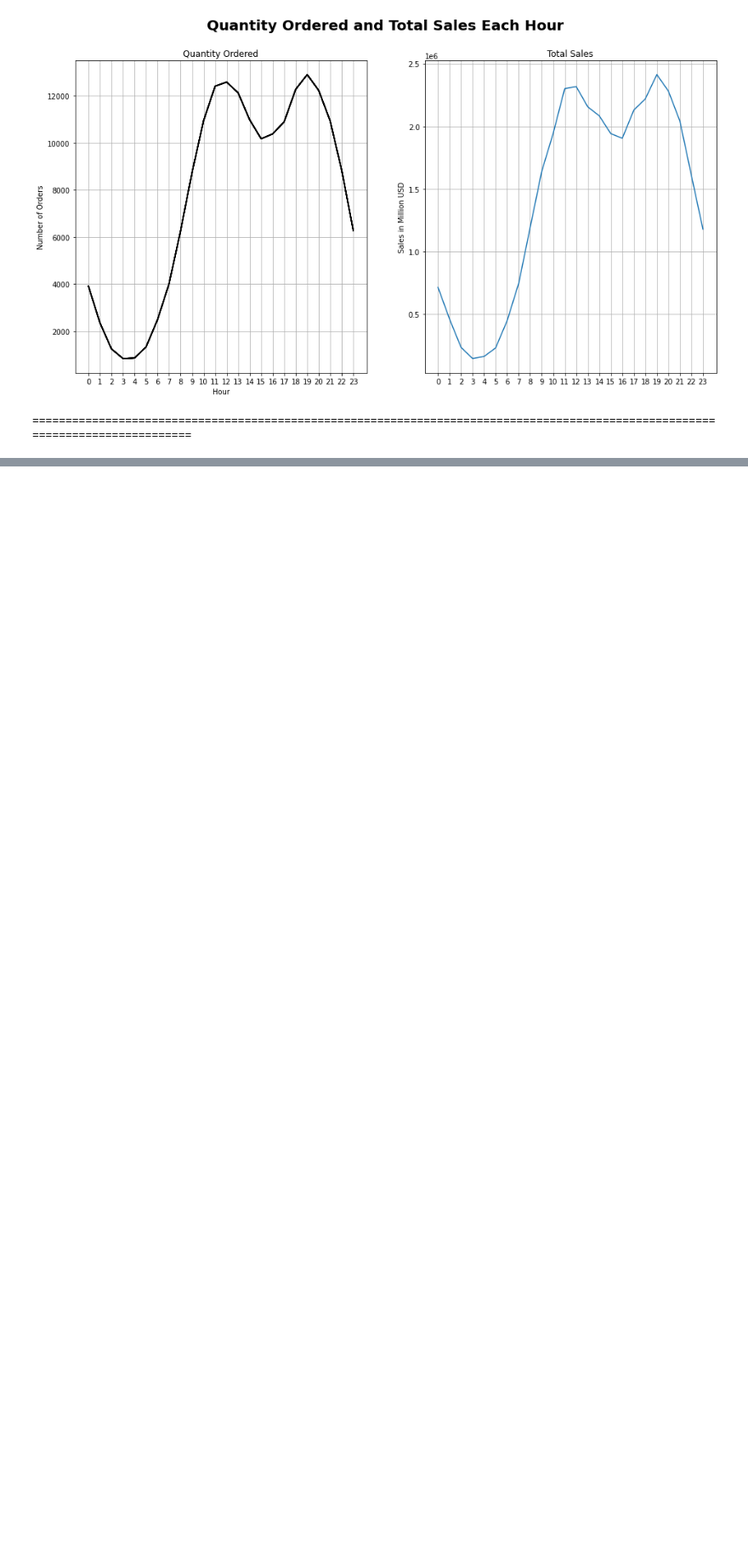
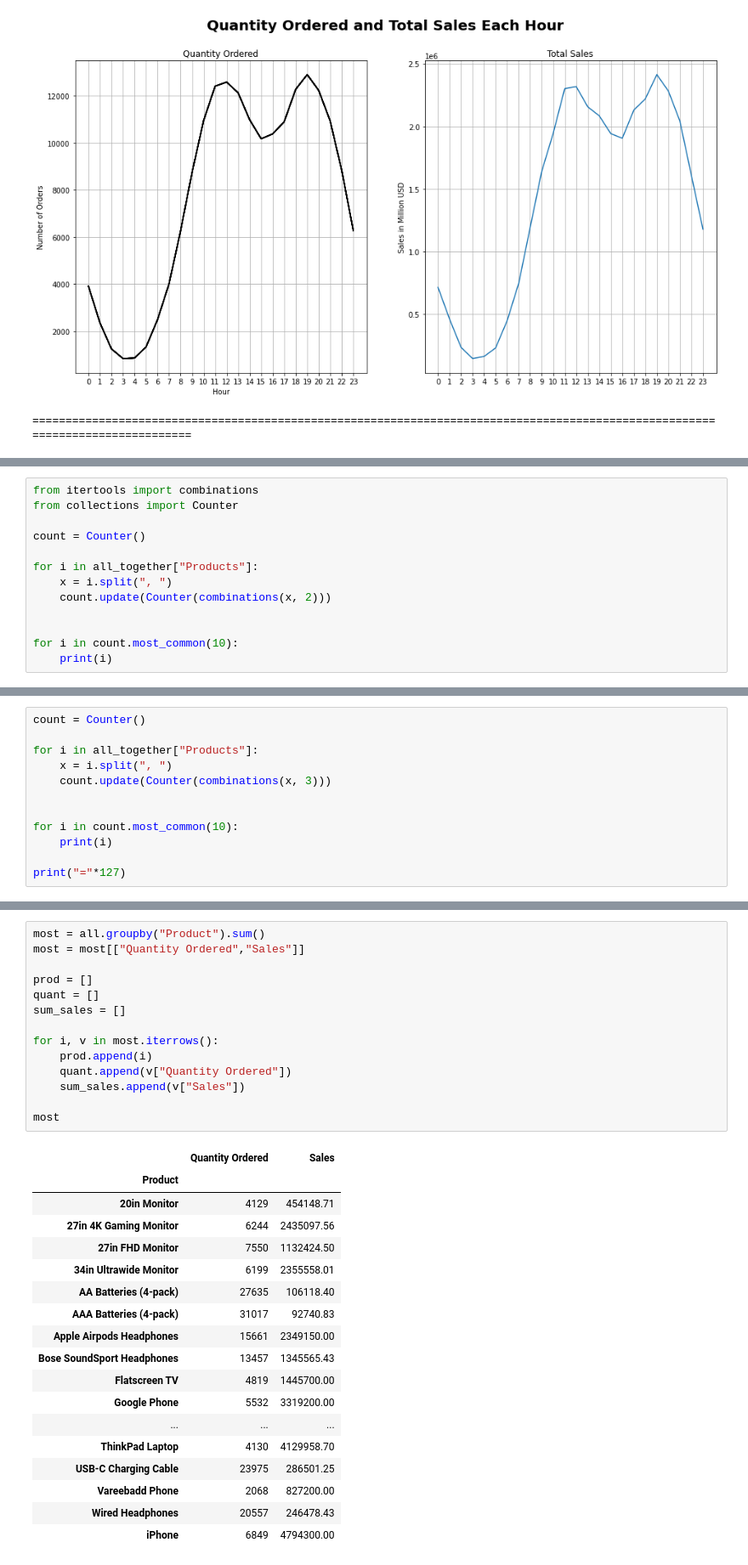
Before and after one commit to hafizadit/Learn-Pandas-Data-Science-, a Jupyter notebook: analisis.ipynb, the cells around one changed output, grey strips where cells are left out. Shown at 85% size. Drawn from its saved outputs; the diff is of its cells as text; blank space fills up the shorter version.

```diff
--- a/analisis.ipynb
+++ b/analisis.ipynb
@@ -225,0 +274,13 @@ print("="*127)
+# %%
+from itertools import combinations
+from collections import Counter
+
+count = Counter()
+
+for i in all_together["Products"]:
+    x = i.split(", ")
+    count.update(Counter(combinations(x, 2)))
+
+
+for i in count.most_common(10):
+    print(i)
@@ -225,0 +298,12 @@ print("="*127)
+# %%
+count = Counter()
+
+for i in all_together["Products"]:
+    x = i.split(", ")
+    count.update(Counter(combinations(x, 3)))
+
+
+for i in count.most_common(10):
+    print(i)
+
+print("="*127)
@@ -225,0 +322,33 @@ print("="*127)
+# %%
+most = all.groupby("Product").sum()
+most = most[["Quantity Ordered","Sales"]]
+
+prod = []
+quant = []
+sum_sales = []
+
+for i, v in most.iterrows():
+    prod.append(i)
+    quant.append(v["Quantity Ordered"])
+    sum_sales.append(v["Sales"])
+
+most
+# %% [output]
+|  | Quantity Ordered | Sales |
+| Product |  |  |
+| 20in Monitor | 4129 | 454148.71 |
+| 27in 4K Gaming Monitor | 6244 | 2435097.56 |
+| 27in FHD Monitor | 7550 | 1132424.50 |
+| 34in Ultrawide Monitor | 6199 | 2355558.01 |
+| AA Batteries (4-pack) | 27635 | 106118.40 |
+| AAA Batteries (4-pack) | 31017 | 92740.83 |
+| Apple Airpods Headphones | 15661 | 2349150.00 |
+| Bose SoundSport Headphones | 13457 | 1345565.43 |
+| Flatscreen TV | 4819 | 1445700.00 |
+| Google Phone | 5532 | 3319200.00 |
+| ... | ... | ... |
+| ThinkPad Laptop | 4130 | 4129958.70 |
+| USB-C Charging Cable | 23975 | 286501.25 |
+| Vareebadd Phone | 2068 | 827200.00 |
+| Wired Headphones | 20557 | 246478.43 |
+| iPhone | 6849 | 4794300.00 |
```
Also changed, not shown: parts of 9 cells of this notebook.
